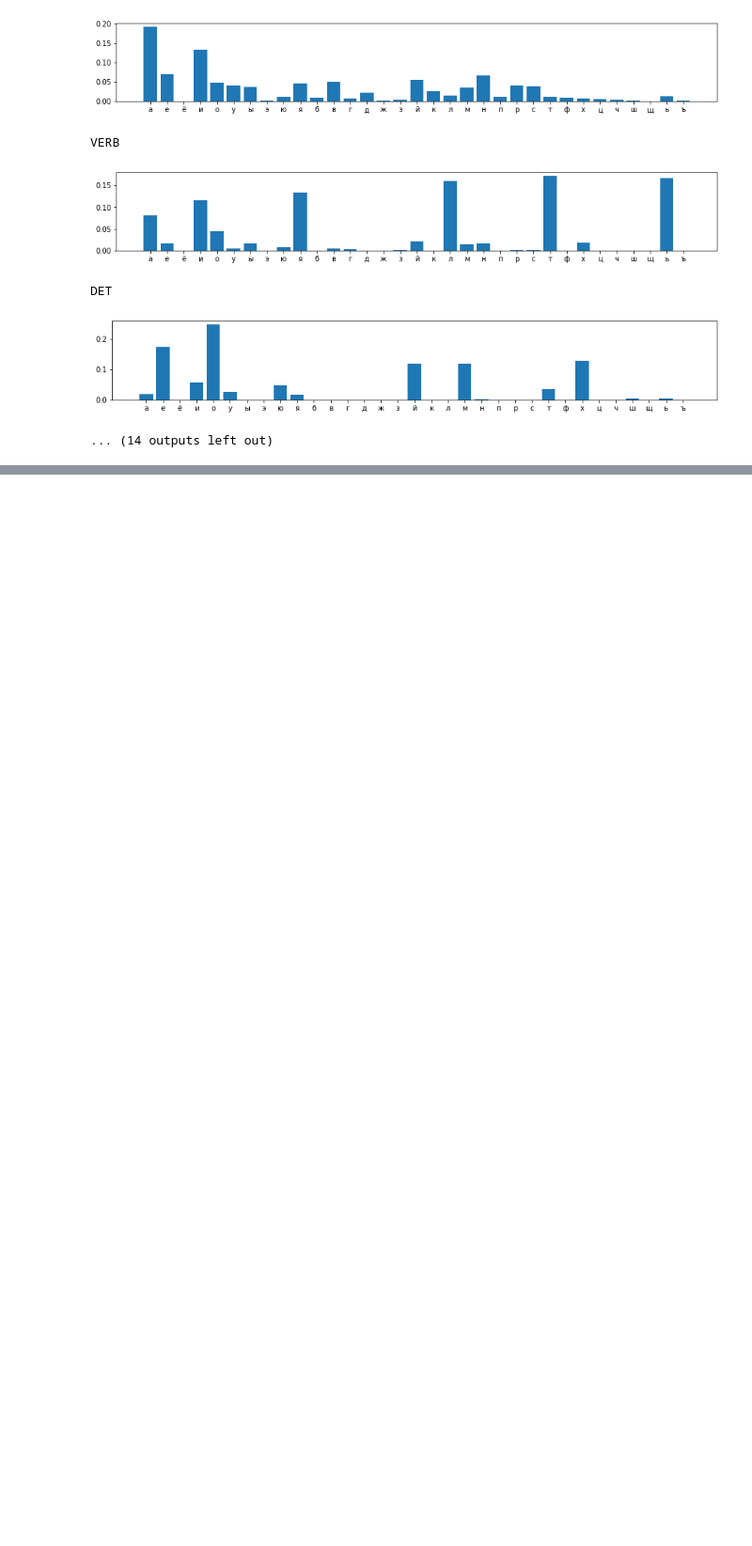
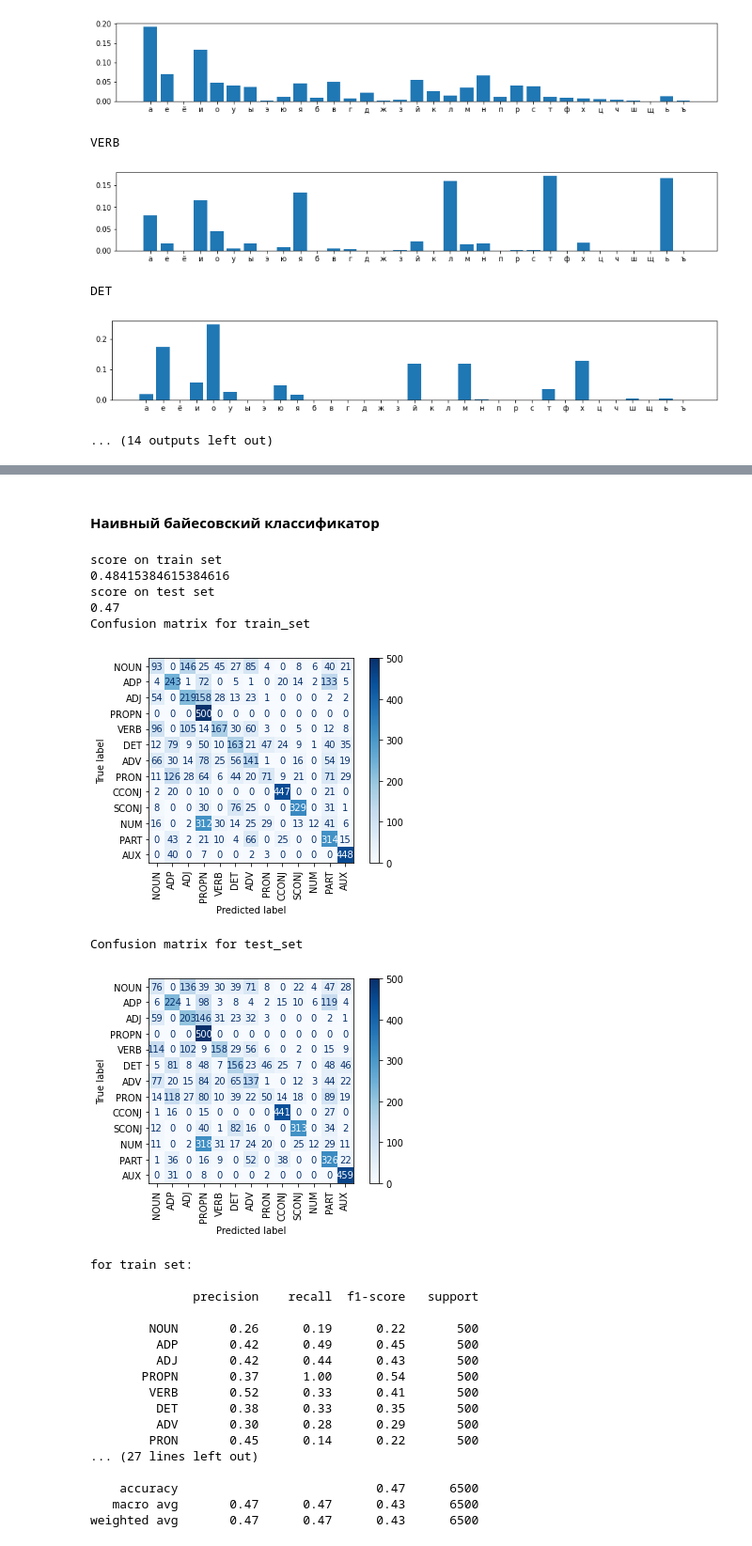
Before and after one commit to Megict/multimedia_KP, a Jupyter notebook: KP.ipynb, the cells around one changed output, grey strips where cells are left out. Shown at 94% size. Drawn from its saved outputs; the diff is of its cells as text; code cells hidden in the pictures; blank space fills up the shorter version.

```diff
--- a/KP.ipynb
+++ b/KP.ipynb
@@ -637,0 +919,54 @@ AVG length by classes
+# %% [markdown]
+#### Наивный байесовский классификатор
+# %%
+nb = GaussianNB()
+pipe = Pipeline([('transformer',transform()),('classifier',nb)])
+pipe.fit(larrDC.tolist(),larrLB.tolist())
+print("score on train set")
+print(pipe.score(larrDC.tolist(),larrLB.tolist()))
+print("score on test set")
+print(pipe.score(tarrDC.tolist(),tarrLB.tolist()))
+
+larrPD = np.array([pipe.predict([elm])[0] for elm in larrDC])
+tarrPD = np.array([pipe.predict([elm])[0] for elm in tarrDC])
+
+print("Confusion matrix for train_set")
+ConfusionMatrixDisplay.from_predictions(larrLB,larrPD,display_labels = np.array(Classes),cmap = 'Blues',
+                                        xticks_rotation = 'vertical')
+pylab.show()
+
+print("Confusion matrix for test_set")
+ConfusionMatrixDisplay.from_predictions(tarrLB,tarrPD,display_labels = np.array(Classes),cmap = 'Blues',
+                                        xticks_rotation = 'vertical')
+pylab.show()
+
+print("for train set:\n")
+print(classification_report(larrLB,larrPD,target_names = np.array(Classes)))
+print("for test set:\n")
+print(classification_report(tarrLB,tarrPD,target_names = np.array(Classes)))
+# %% [output]
+score on train set
+0.48415384615384616
+score on test set
+0.47
+Confusion matrix for train_set
+[figure, added]
+Confusion matrix for test_set
+[figure, added]
+for train set:
+
+              precision    recall  f1-score   support
+
+        NOUN       0.26      0.19      0.22       500
+         ADP       0.42      0.49      0.45       500
+         ADJ       0.42      0.44      0.43       500
+       PROPN       0.37      1.00      0.54       500
+        VERB       0.52      0.33      0.41       500
+         DET       0.38      0.33      0.35       500
+         ADV       0.30      0.28      0.29       500
+        PRON       0.45      0.14      0.22       500
+... (27 lines left out)
+
+    accuracy                           0.47      6500
+   macro avg       0.47      0.47      0.43      6500
+weighted avg       0.47      0.47      0.43      6500
```
Also changed, not shown: parts of 60 cells of this notebook.
